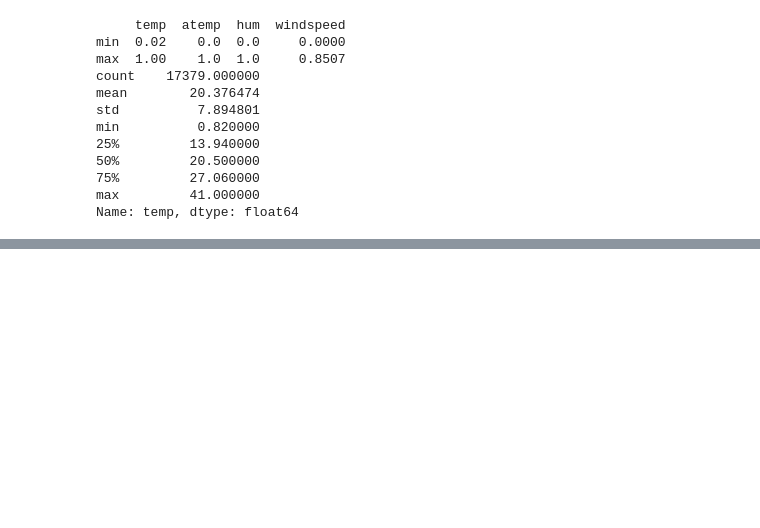
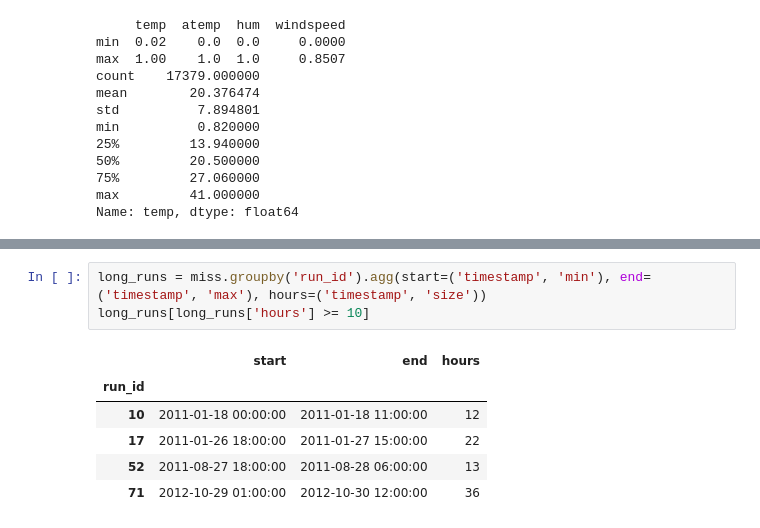
Before and after one commit to abhi-shake-ds/Let_Them_Cook, a Jupyter notebook: notebooks/01-eda.ipynb, the cells around one changed output, grey strips where cells are left out. Cells and saved outputs as stored; diff of their text form; blank space fills up the shorter version.

```diff
--- a/notebooks/01-eda.ipynb
+++ b/notebooks/01-eda.ipynb
@@ -88,0 +163,10 @@ Name: temp, dtype: float64
+# %%
+long_runs = miss.groupby('run_id').agg(start=('timestamp', 'min'), end=('timestamp', 'max'), hours=('timestamp', 'size'))
+long_runs[long_runs['hours'] >= 10]
+# %% [output]
+|  | start | end | hours |
+| run_id |  |  |  |
+| 10 | 2011-01-18 00:00:00 | 2011-01-18 11:00:00 | 12 |
+| 17 | 2011-01-26 18:00:00 | 2011-01-27 15:00:00 | 22 |
+| 52 | 2011-08-27 18:00:00 | 2011-08-28 06:00:00 | 13 |
+| 71 | 2012-10-29 01:00:00 | 2012-10-30 12:00:00 | 36 |
```
Also changed, not shown: parts of 6 cells of this notebook, 1 other file.
